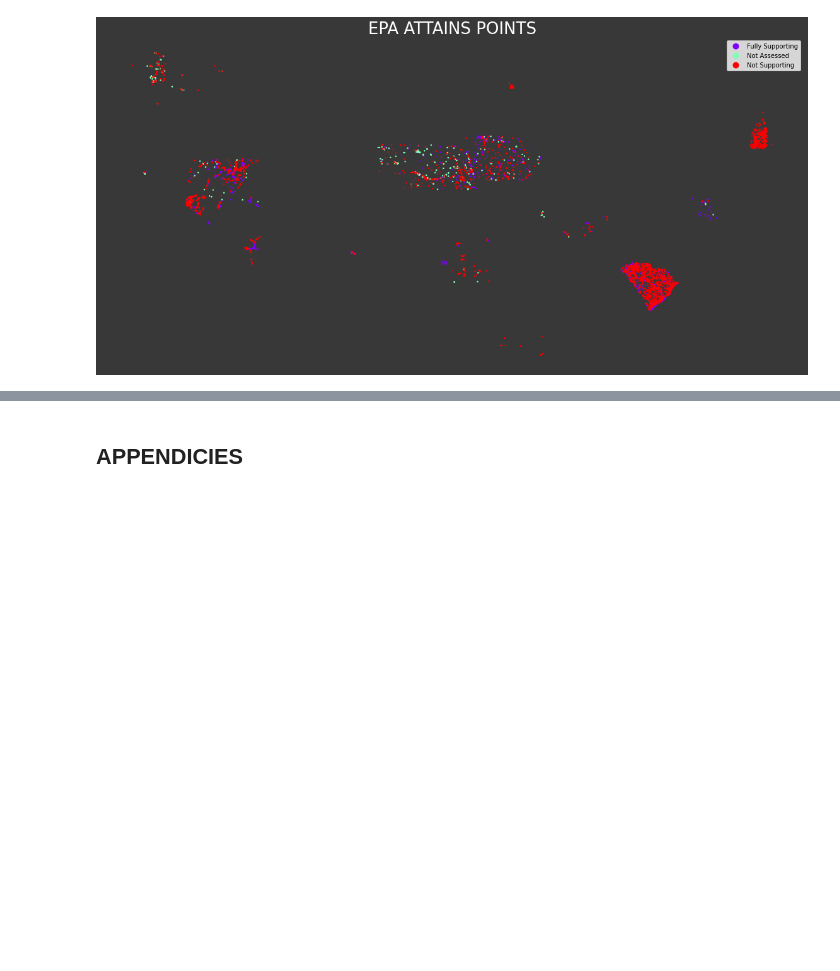
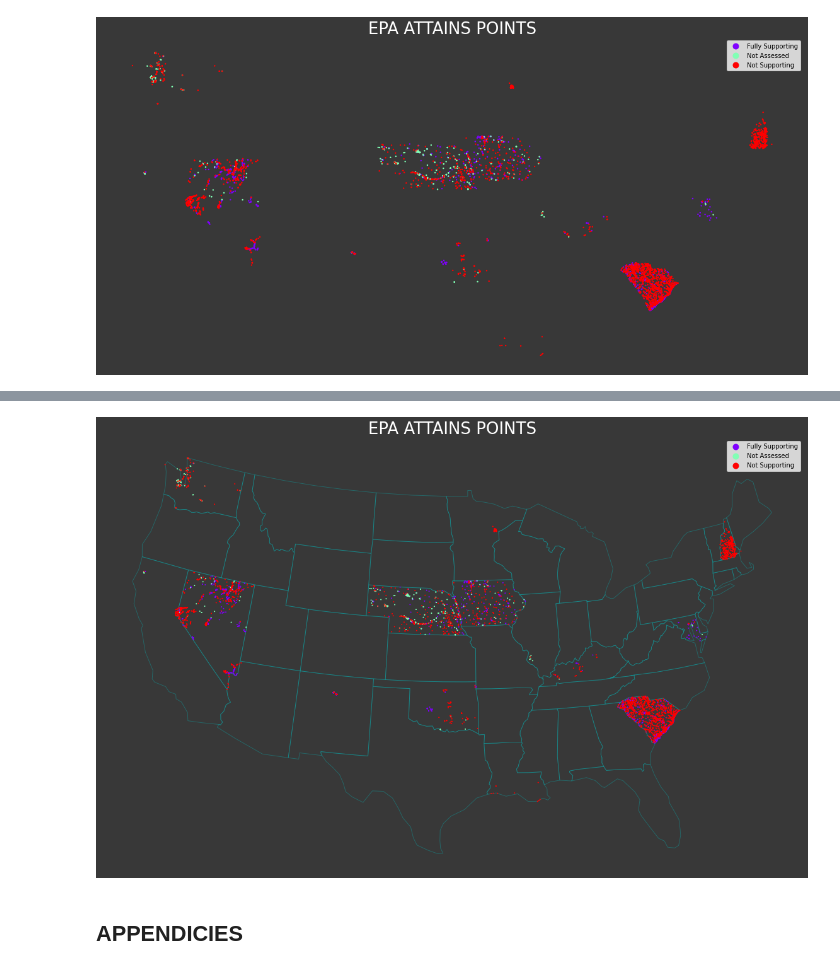
Before and after one commit to Location-Artistry/GEO-DEV-NOTEBOOKS, a Jupyter notebook: ArcREST_Data_Explorer.ipynb, the cells around one changed output, grey strips where cells are left out. Drawn from its saved outputs; the diff is of its cells as text; code cells hidden in the pictures; blank space fills up the shorter version.

```diff
--- a/ArcREST_Data_Explorer.ipynb
+++ b/ArcREST_Data_Explorer.ipynb
@@ -281,0 +280,5 @@ ctx.add_basemap(ax, source=ctx.providers.CartoDB.DarkMatter)
+# %%
+# Get natural earth geojson data for US states
+url = 'https://raw.githubusercontent.com/nvkelso/natural-earth-vector/master/geojson/ne_110m_admin_1_states_provinces.geojson'
+usStates = gpd.read_file(url)
+usStates.crs
@@ -282,2 +297,27 @@ ctx.add_basemap(ax, source=ctx.providers.CartoDB.DarkMatter)
+# %%
+# reproject to albers equal area
+usStates = usStates.to_crs('ESRI:102003')
+useStatus = useStatus.to_crs('ESRI:102003')
+#usStates.to_crs('EPSG:4326')
+#useStatus.to_crs('EPSG:4326')
+# %%
+# filter Hawaii and Alaska out of geoDataframes
+usStates = usStates[usStates['postal'] != 'AK']
+usStates = usStates[usStates['postal'] != 'HI']
+useStatus = useStatus[useStatus['state'] != 'HI']
+# %%
+fig, ax = plt.subplots(figsize=(20,15), facecolor='#383838')
+# facecolor #383838 is matched exactly with Colab dark background
+# Needs to be set for pyplot
+ax.set_aspect('equal')
+ax.set_xticklabels([])
+ax.set_yticklabels([])
+usStates.plot(ax=ax, alpha=.3, color='none', linewidth=1, zorder=1, edgecolor='darkturquoise')
+useStatus.plot(ax=ax, markersize=1, column = 'overallstatus', legend='true', cmap='rainbow', zorder=2)
+plt.title("EPA ATTAINS POINTS", fontsize=26, color='white')
+ax.set_axis_off()
+plt.show()
+# %% [output]
+[figure, added]
 # %%
  sampStatus = useStatus.sample(500)
```
Also changed, not shown: parts of 4 cells of this notebook.
